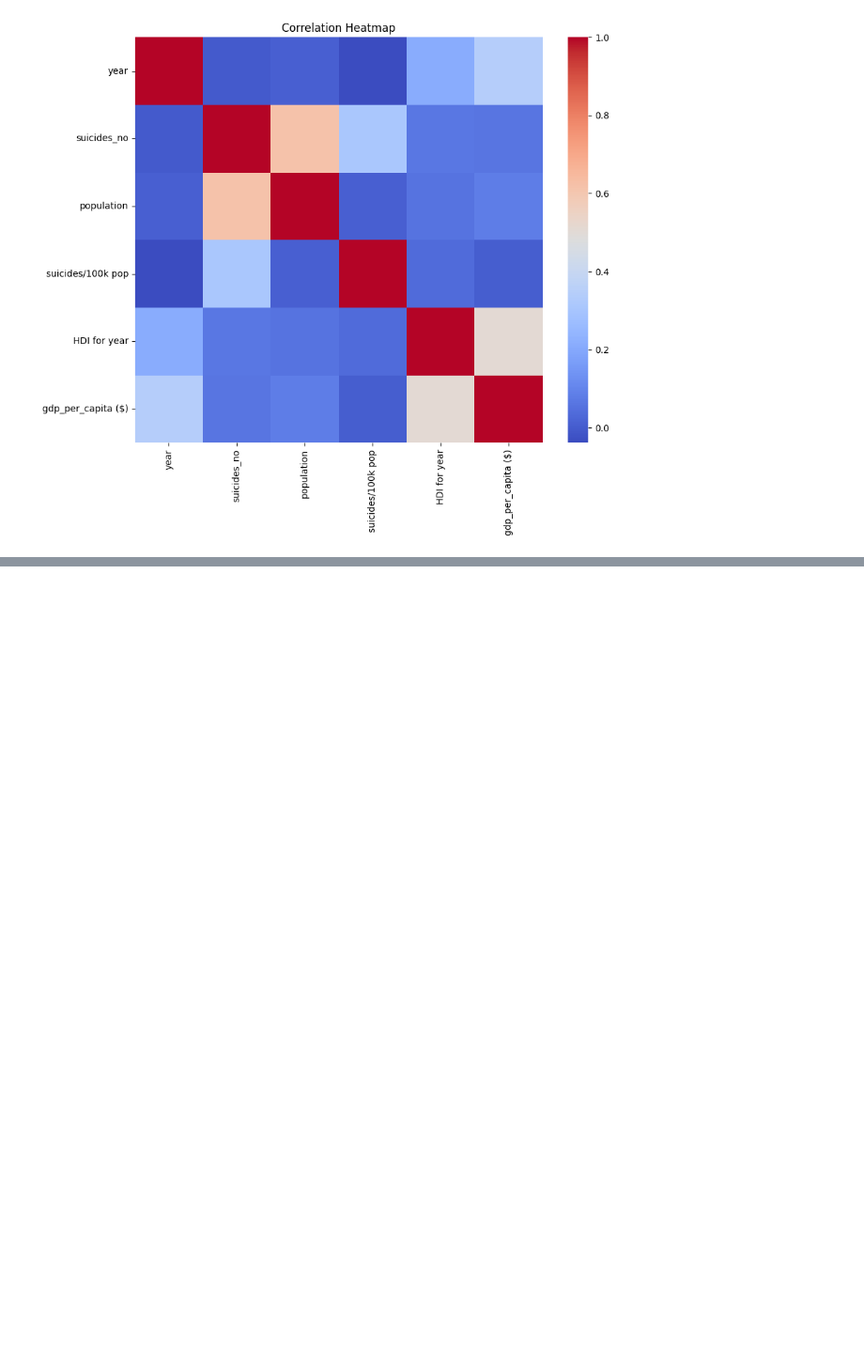
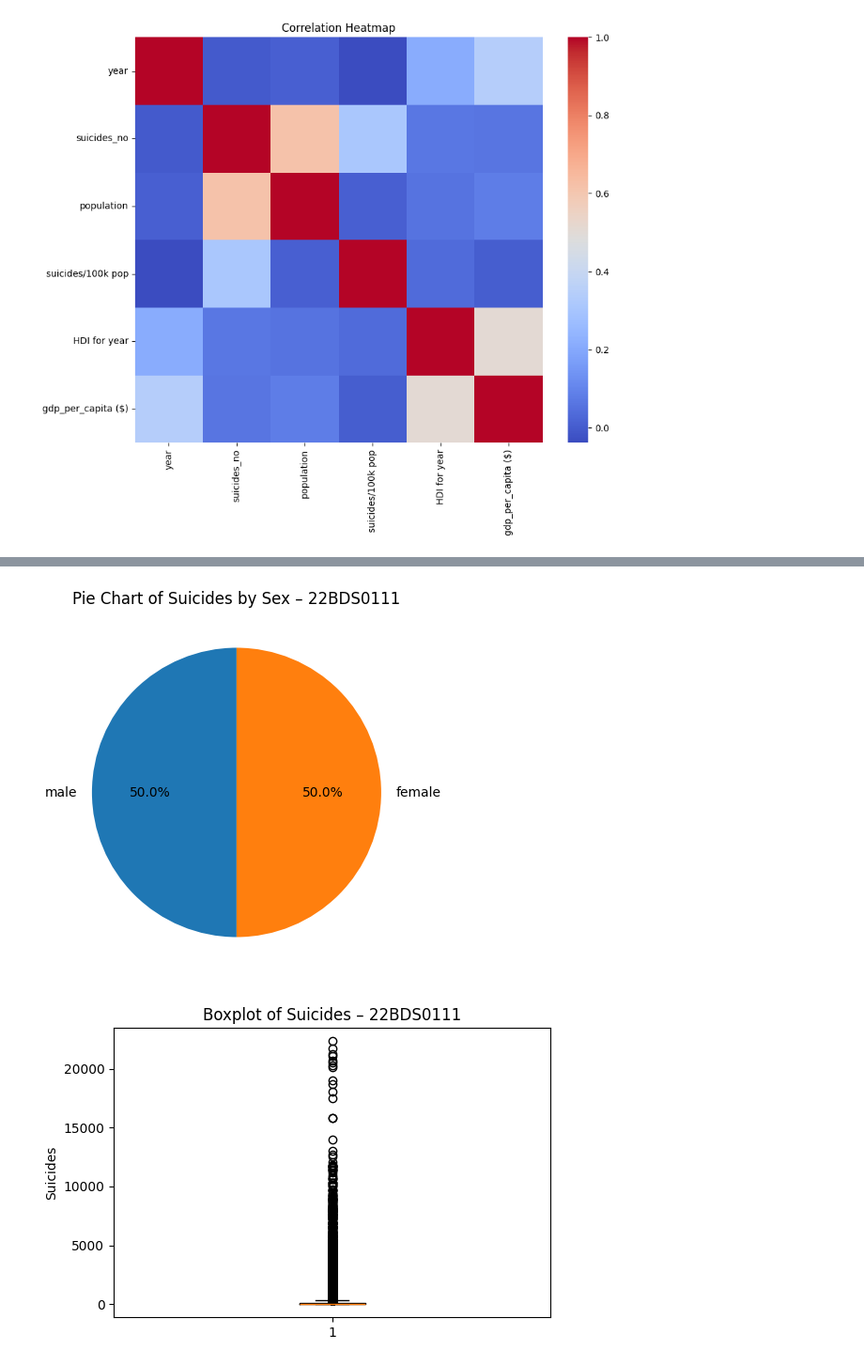
Before and after one commit to Ashwin-S-Narayanan-2005/BCSE331L-Exploratory-Data-Analysis-Course-Project, a Jupyter notebook: 22BDS0111.ipynb, the cells around one changed output, grey strips where cells are left out. Shown at 94% size. Drawn from its saved outputs; the diff is of its cells as text; code cells hidden in the pictures; blank space fills up the shorter version.

```diff
--- a/22BDS0111.ipynb
+++ b/22BDS0111.ipynb
@@ -200,0 +304,16 @@ plt.show()
+# %%
+if 'sex' in df.columns:
+    counts = df['sex'].value_counts()
+    plt.figure(figsize=(5,5))
+    plt.pie(counts, labels=counts.index, autopct='%1.1f%%', startangle=90)
+    plt.title("Pie Chart of Suicides by Sex – 22BDS0111")
+    plt.show()
+
+plt.figure(figsize=(6,4))
+plt.boxplot(df['suicides_no'].dropna())
+plt.ylabel("Suicides")
+plt.title("Boxplot of Suicides – 22BDS0111")
+plt.show()
+# %% [output]
+[figure, added]
+[figure, added]
```
Also changed, not shown: parts of 37 cells of this notebook.
